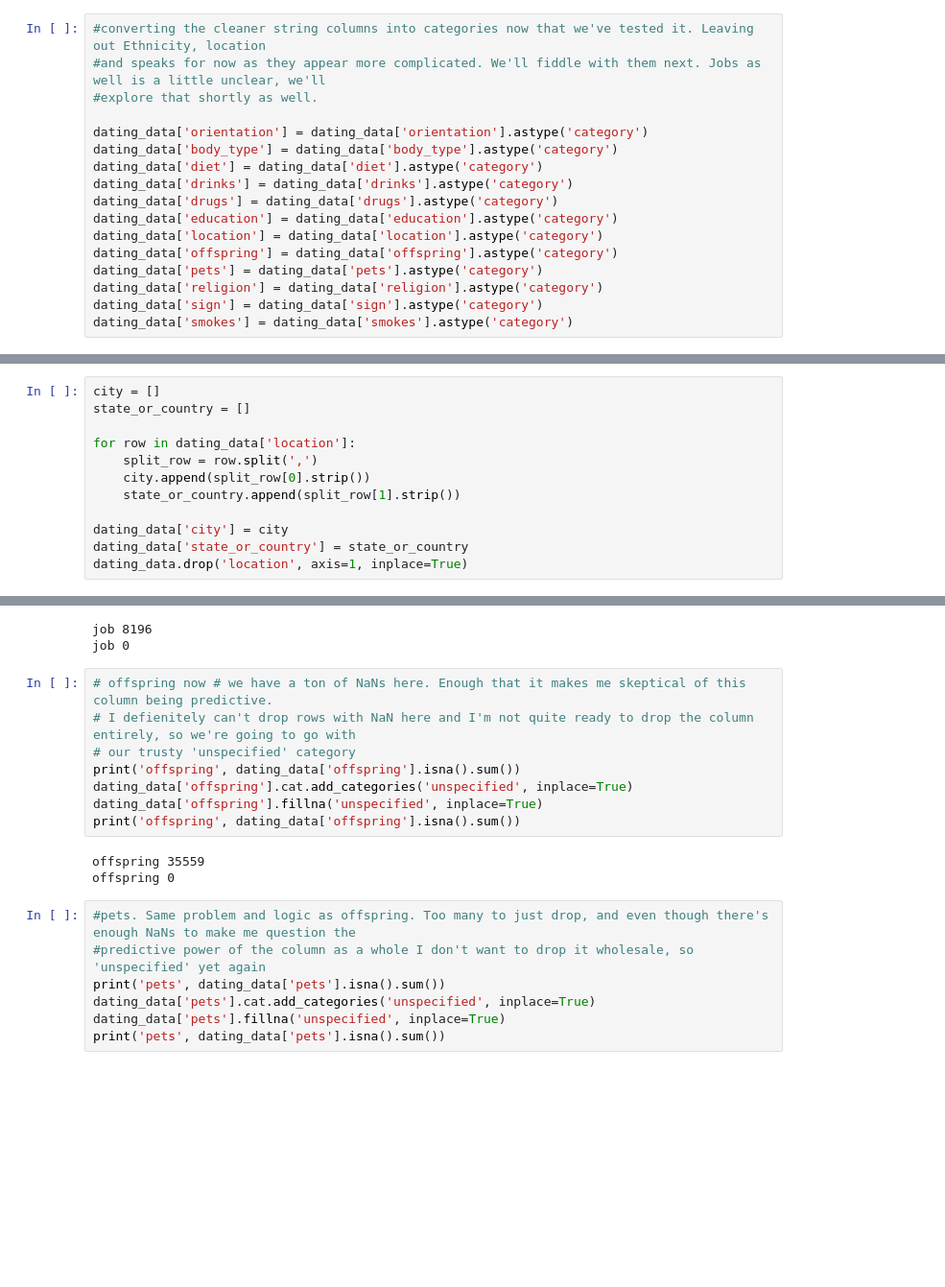
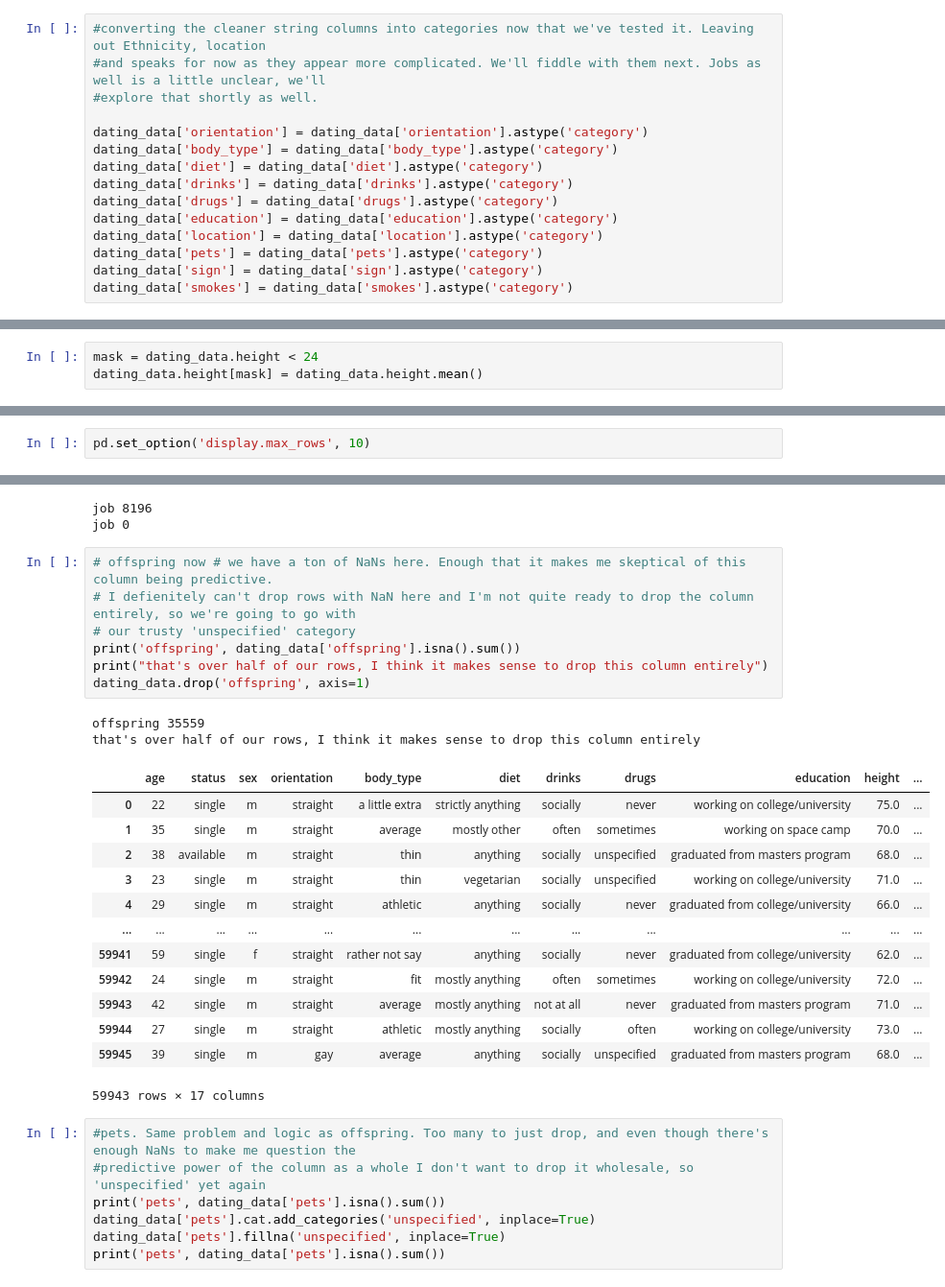
Before and after one commit to Prathmun/DatingDataCapstone, a Jupyter notebook: Dating Data Wrangling .ipynb, the cells around one changed output, grey strips where cells are left out. Shown: that part at 96% size. Cells and saved outputs as stored; diff of their text form; blank space fills up the shorter version.

Commit message:
Cut and graph
Cut a few columns that were over half NaNs. Income for example. I also dropped 'last online' because it didn't seem relevant.

Added a bunch of graphs and annotation to EDA

```diff
--- a/Dating Data Wrangling .ipynb
+++ b/Dating Data Wrangling .ipynb
@@ -245,9 +233,7 @@ dating_data['drinks'] = dating_data['drinks'].astype('category')
 dating_data['drugs'] = dating_data['drugs'].astype('category')
 dating_data['education'] = dating_data['education'].astype('category')
 dating_data['location'] = dating_data['location'].astype('category')
-dating_data['offspring'] = dating_data['offspring'].astype('category')
 dating_data['pets'] = dating_data['pets'].astype('category')
-dating_data['religion'] = dating_data['religion'].astype('category')
 dating_data['sign'] = dating_data['sign'].astype('category')
 dating_data['smokes'] = dating_data['smokes'].astype('category')
 # %%
@@ -599,12 +582,0 @@ print(sorted_counts)
-# %%
-city = []
-state_or_country = []
-
-for row in dating_data['location']:
-    split_row = row.split(',')
-    city.append(split_row[0].strip())
-    state_or_country.append(split_row[1].strip())
-
-dating_data['city'] = city
-dating_data['state_or_country'] = state_or_country
-dating_data.drop('location', axis=1, inplace=True)
@@ -691,3 +667,6 @@ print('height', dating_data['height'].isna().sum())
 # %% [output]
 height 3
 height 0
+# %%
+mask = dating_data.height < 24
+dating_data.height[mask] = dating_data.height.mean()
@@ -694,3 +678,5 @@ height 0
+# %%
+pd.set_option('display.max_rows', 10)
 # %%
 #Jobs are up to bat! We're going to take advantage of the preexisting 'rather not say' category here. Again, employment is
 #important to most americans, choosing not to specify it is a noteworthy choice on a dating profile.
@@ -703,14 +689,26 @@ job 0
 # %%
 # offspring now # we have a ton of NaNs here. Enough that it makes me skeptical of this column being predictive.
 # I defienitely can't drop rows with NaN here and I'm not quite ready to drop the column entirely, so we're going to go with
 # our trusty 'unspecified' category
 print('offspring', dating_data['offspring'].isna().sum())
-dating_data['offspring'].cat.add_categories('unspecified', inplace=True)
-dating_data['offspring'].fillna('unspecified', inplace=True)
-print('offspring', dating_data['offspring'].isna().sum())
+print("that's over half of our rows, I think it makes sense to drop this column entirely")
+dating_data.drop('offspring', axis=1)
 # %% [output]
 offspring 35559
-offspring 0
+that's over half of our rows, I think it makes sense to drop this column entirely
+|  | age | status | sex | orientation | body_type | diet | drinks | drugs | education | height | ... |
+| 0 | 22 | single | m | straight | a little extra | strictly anything | socially | never | working on college/university | 75.0 | ... |
+| 1 | 35 | single | m | straight | average | mostly other | often | sometimes | working on space camp | 70.0 | ... |
+| 2 | 38 | available | m | straight | thin | anything | socially | unspecified | graduated from masters program | 68.0 | ... |
+| 3 | 23 | single | m | straight | thin | vegetarian | socially | unspecified | working on college/university | 71.0 | ... |
+| 4 | 29 | single | m | straight | athletic | anything | socially | never | graduated from college/university | 66.0 | ... |
+| ... | ... | ... | ... | ... | ... | ... | ... | ... | ... | ... | ... |
+| 59941 | 59 | single | f | straight | rather not say | anything | socially | never | graduated from college/university | 62.0 | ... |
+| 59942 | 24 | single | m | straight | fit | mostly anything | often | sometimes | working on college/university | 72.0 | ... |
+| 59943 | 42 | single | m | straight | average | mostly anything | not at all | never | graduated from masters program | 71.0 | ... |
+| 59944 | 27 | single | m | straight | athletic | mostly anything | socially | often | working on college/university | 73.0 | ... |
+| 59945 | 39 | single | m | gay | average | anything | socially | unspecified | graduated from masters program | 68.0 | ... |
+59943 rows × 17 columns
 # %%
 #pets. Same problem and logic as offspring. Too many to just drop, and even though there's enough NaNs to make me question the
 #predictive power of the column as a whole I don't want to drop it wholesale, so 'unspecified' yet again
```
Also changed, not shown: parts of 24 cells of this notebook, 1 other file.
